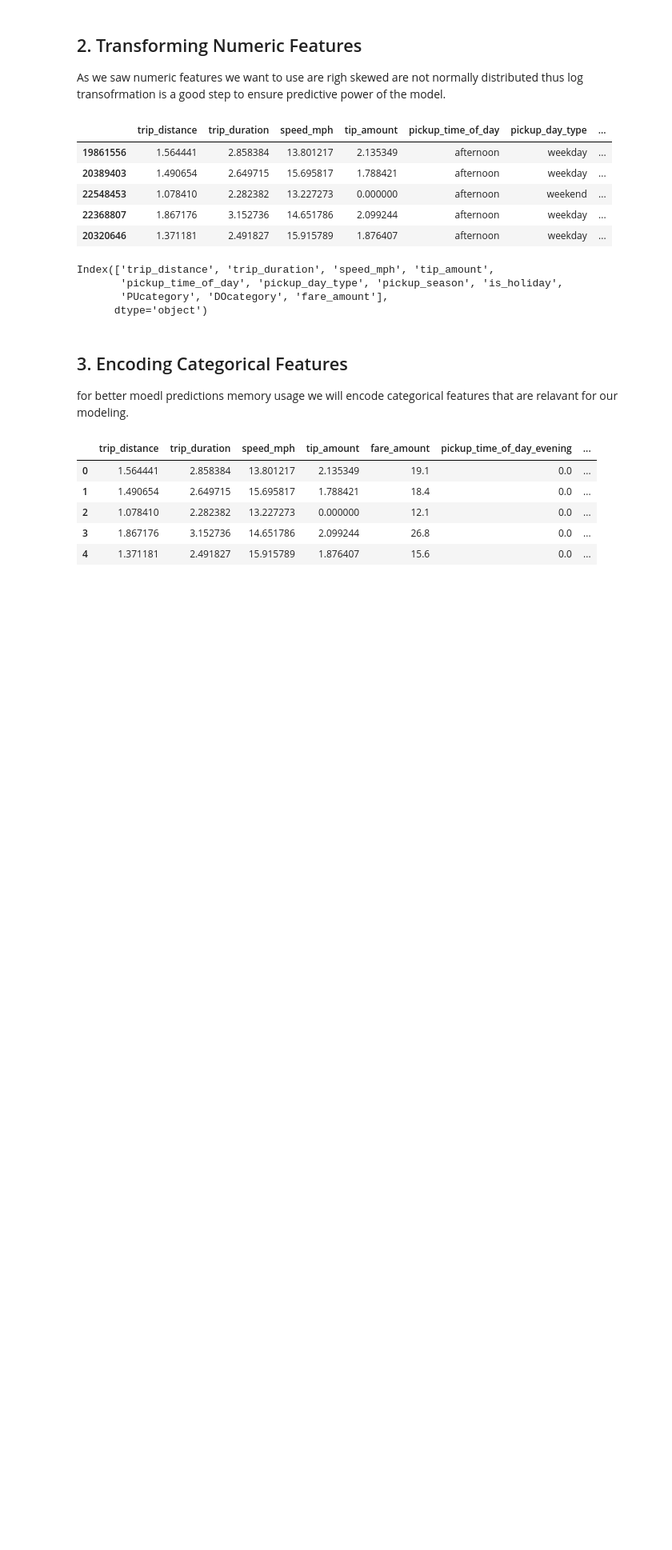
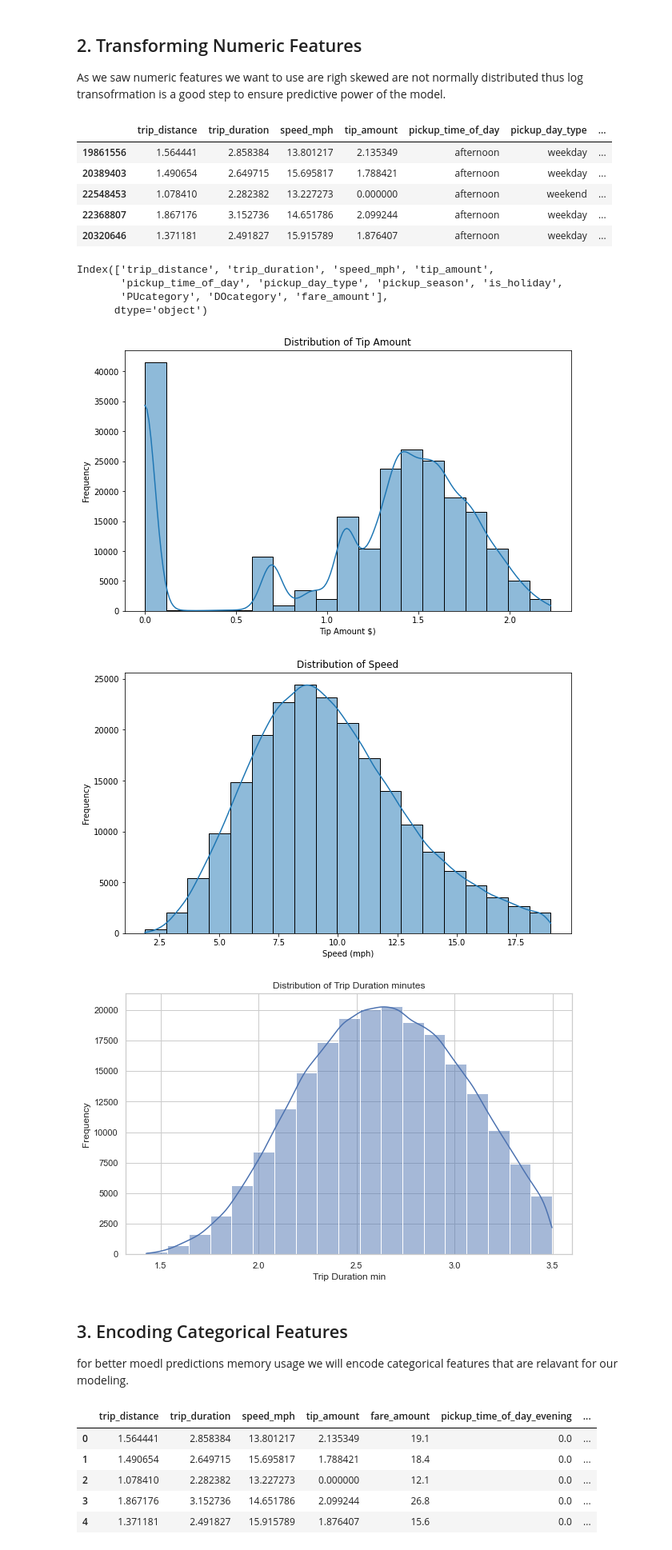
Before and after one commit to doli99/Advanced_Data_Analytics_Advanced_Programming_UNIL_MsCM_BA_Mariam_Dolidze_2024, a Jupyter notebook: 5. Modeling.ipynb, the cells around one changed output. Shown: that part at 80% size. Cells and saved outputs as stored; diff of their text form; code cells hidden in the pictures; blank space fills up the shorter version.

```diff
--- a/5. Modeling.ipynb
+++ b/5. Modeling.ipynb
@@ -167,6 +220,39 @@ Index(['trip_distance', 'trip_duration', 'speed_mph', 'tip_amount',
        'pickup_time_of_day', 'pickup_day_type', 'pickup_season', 'is_holiday',
        'PUcategory', 'DOcategory', 'fare_amount'],
       dtype='object')
+# %%
+num_bins = int(np.ceil(1 + np.log2(len(df_cleaned['tip_amount']))))
+plt.figure(figsize=(10, 6))
+sns.histplot(df_cleaned['tip_amount'], bins=num_bins, kde=True)
+plt.title('Distribution of Tip Amount')
+plt.xlabel('Tip Amount $)')
+plt.ylabel('Frequency')
+plt.show()
+
+num_bins = int(np.ceil(1 + np.log2(len(df_cleaned['speed_mph']))))
+plt.figure(figsize=(10, 6))
+sns.histplot(df_cleaned['speed_mph'], bins=num_bins, kde=True)
+plt.title('Distribution of Speed')
+plt.xlabel('Speed (mph)')
+plt.ylabel('Frequency')
+plt.show()
+
+num_bins = int(np.ceil(1 + np.log2(len(df_cleaned['trip_duration']))))
+
+# Set the aesthetic style of the plots
+sns.set(style="whitegrid")
+
+# Histogram for Fare Amount
+plt.figure(figsize=(10, 6))
+sns.histplot(df_cleaned['trip_duration'], bins=num_bins, kde=True)
+plt.title('Distribution of Trip Duration minutes')
+plt.xlabel('Trip Duration min')
+plt.ylabel('Frequency')
+plt.show()
+# %% [output]
+[figure, added]
+[figure, added]
+[figure, added]
 # %% [markdown]
 ## 3. Encoding Categorical Features
 
```
Also changed, not shown: parts of 3 cells of this notebook.
